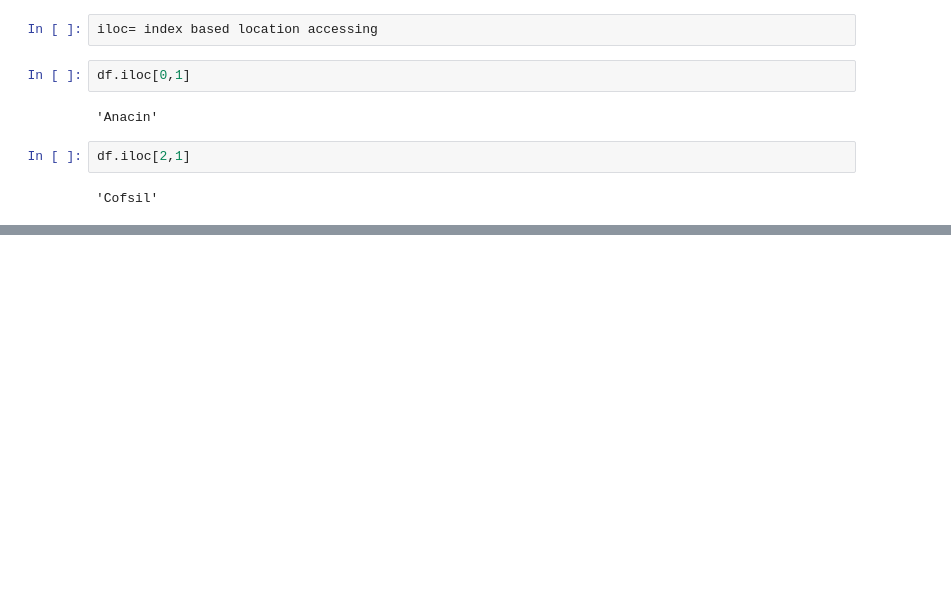
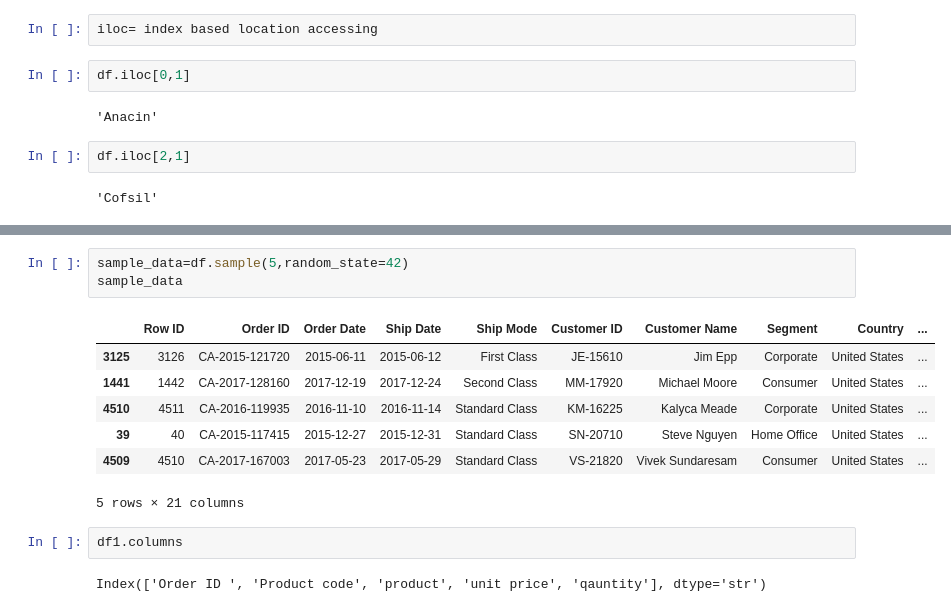
Before and after one commit to grishmamanchekar17-web/Python, a Jupyter notebook: Practice.ipynb, the cells around one changed output, grey strips where cells are left out. Drawn from its saved outputs; the diff is of its cells as text; blank space fills up the shorter version.

```diff
--- a/Practice.ipynb
+++ b/Practice.ipynb
@@ -1769,0 +1945,15 @@ pd.read_excel(r"C:\Users\Grishma\Downloads\SampleSuperstore+dataset.xlsx")
+# %%
+sample_data=df.sample(5,random_state=42)
+sample_data
+# %% [output]
+|  | Row ID | Order ID | Order Date | Ship Date | Ship Mode | Customer ID | Customer Name | Segment | Country | ... |
+| 3125 | 3126 | CA-2015-121720 | 2015-06-11 | 2015-06-12 | First Class | JE-15610 | Jim Epp | Corporate | United States | ... |
+| 1441 | 1442 | CA-2017-128160 | 2017-12-19 | 2017-12-24 | Second Class | MM-17920 | Michael Moore | Consumer | United States | ... |
+| 4510 | 4511 | CA-2016-119935 | 2016-11-10 | 2016-11-14 | Standard Class | KM-16225 | Kalyca Meade | Corporate | United States | ... |
+| 39 | 40 | CA-2015-117415 | 2015-12-27 | 2015-12-31 | Standard Class | SN-20710 | Steve Nguyen | Home Office | United States | ... |
+| 4509 | 4510 | CA-2017-167003 | 2017-05-23 | 2017-05-29 | Standard Class | VS-21820 | Vivek Sundaresam | Consumer | United States | ... |
+5 rows × 21 columns
+# %%
+df1.columns
+# %% [output]
+Index(['Order ID ', 'Product code', 'product', 'unit price', 'qauntity'], dtype='str')
```
Also changed, not shown: parts of 18 cells of this notebook, 1 other file.
